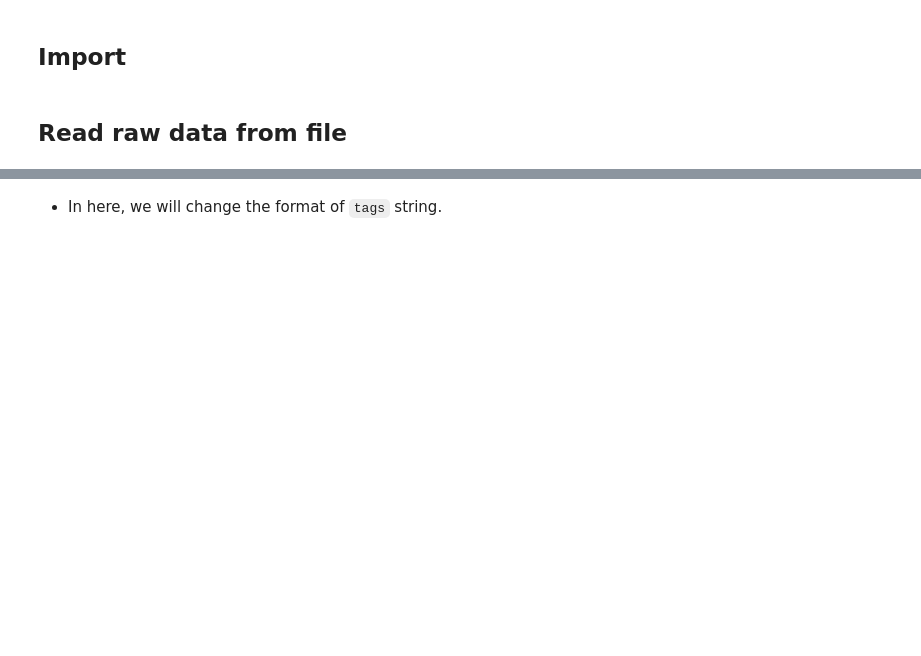
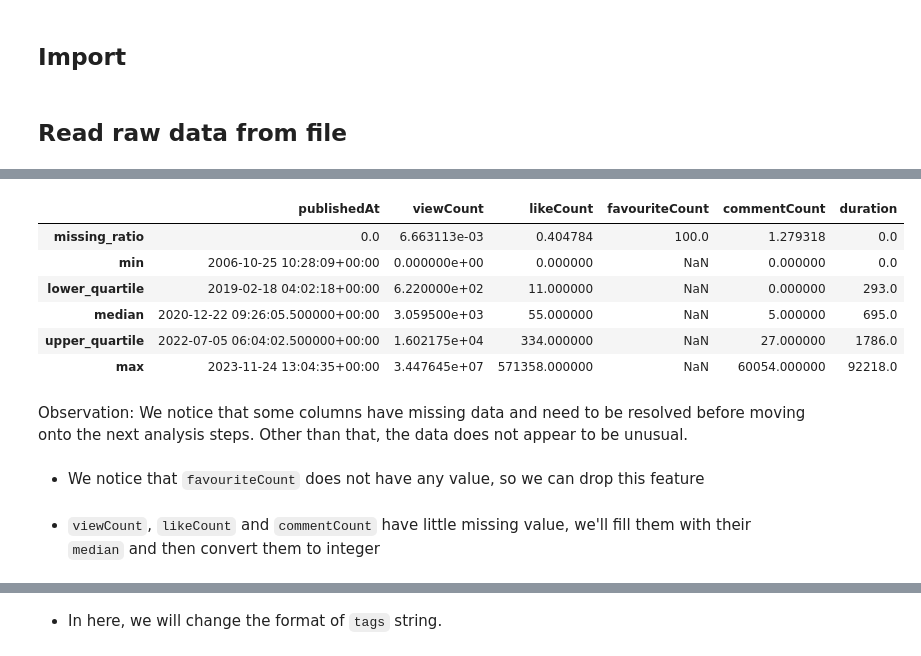
Before and after one commit to BaoDias2505/FinalProject_Introduction-to-data-science, a Jupyter notebook: notebooks/02-Data-preprocessing_exploring.ipynb, the cells around one changed output, grey strips where cells are left out. Drawn from its saved outputs; the diff is of its cells as text; code cells hidden in the pictures; blank space fills up the shorter version.

```diff
--- a/notebooks/02-Data-preprocessing_exploring.ipynb
+++ b/notebooks/02-Data-preprocessing_exploring.ipynb
@@ -31,0 +167,7 @@ raw_df.head()
+# %%
+# convert publishedAt to datetime
+raw_df["publishedAt"] = pd.to_datetime(raw_df["publishedAt"])
+# convert duration to integer
+raw_df['duration'] = raw_df['duration'].apply(lambda x: isodate.parse_duration(x))
+raw_df['duration'] = raw_df['duration'].dt.total_seconds()
+raw_df['duration'] = raw_df['duration'].astype(np.int64)
@@ -31,0 +204,30 @@ raw_df.head()
+# %%
+# YOUR CODE HERE
+num_col_info_df = raw_df.select_dtypes(exclude=['object', 'bool'])
+
+def missing_ratio(s):
+    return (s.isna().mean() * 100)
+
+def median(df):
+    return (df.quantile(0.5))
+
+def lower_quartile(df):
+    return (df.quantile(0.25))
+
+def upper_quartile(df):
+    return (df.quantile(0.75))
+
+num_col_info_df = num_col_info_df.agg([missing_ratio, "min", lower_quartile, median, upper_quartile, "max"])
+num_col_info_df
+# %% [output]
+|  | publishedAt | viewCount | likeCount | favouriteCount | commentCount | duration |
+| missing_ratio | 0.0 | 6.663113e-03 | 0.404784 | 100.0 | 1.279318 | 0.0 |
+| min | 2006-10-25 10:28:09+00:00 | 0.000000e+00 | 0.000000 | NaN | 0.000000 | 0.0 |
+| lower_quartile | 2019-02-18 04:02:18+00:00 | 6.220000e+02 | 11.000000 | NaN | 0.000000 | 293.0 |
+| median | 2020-12-22 09:26:05.500000+00:00 | 3.059500e+03 | 55.000000 | NaN | 5.000000 | 695.0 |
+| upper_quartile | 2022-07-05 06:04:02.500000+00:00 | 1.602175e+04 | 334.000000 | NaN | 27.000000 | 1786.0 |
+| max | 2023-11-24 13:04:35+00:00 | 3.447645e+07 | 571358.000000 | NaN | 60054.000000 | 92218.0 |
+# %% [markdown]
+Observation: We notice that some columns have missing data and need to be resolved before moving onto the next analysis steps. Other than that, the data does not appear to be unusual.
+# %% [markdown]
+- We notice that `favouriteCount` does not have any value, so we can drop this feature
@@ -31,0 +238,2 @@ raw_df.head()
+# %% [markdown]
+-  `viewCount`, `likeCount` and `commentCount` have little missing value, we'll fill them with their `median` and then convert them to integer
```
Also changed, not shown: parts of 55 cells of this notebook, 1 other file.
